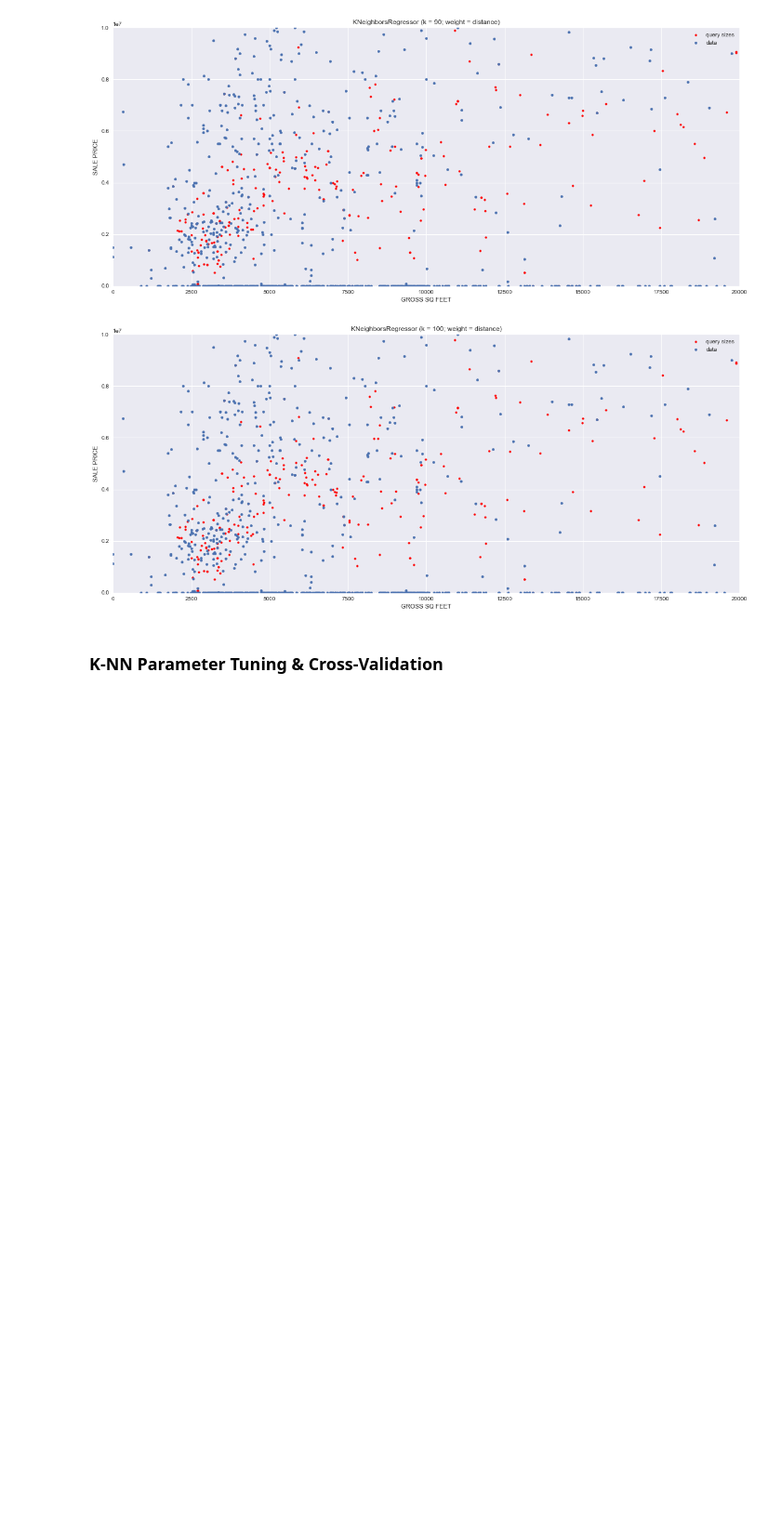
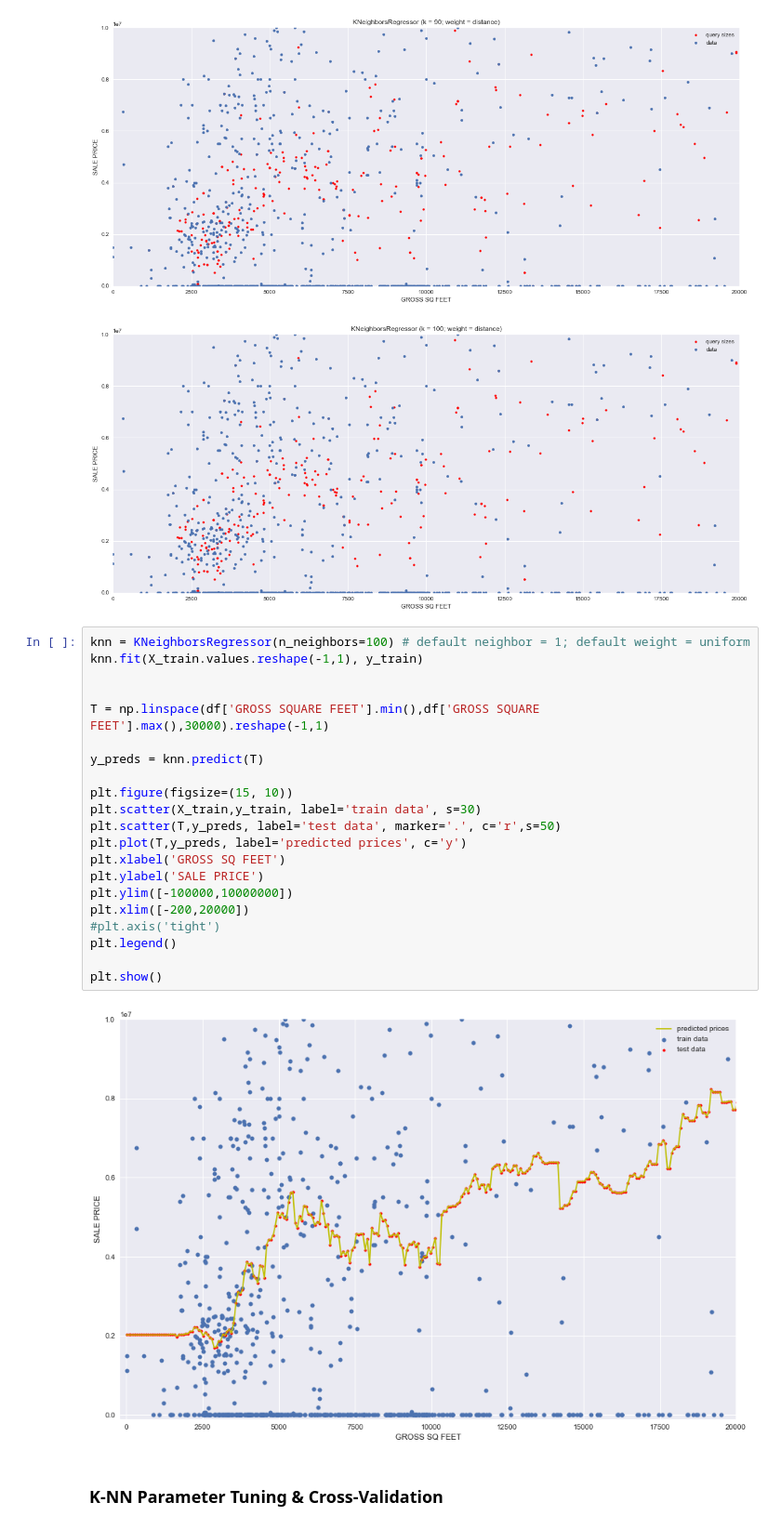
Before and after one commit to unchitta/f17-machine-learning-project, a Jupyter notebook: notebooks/05-manhattan-rolling-sales-exploratory-analysis.ipynb, the cells around one changed output. Shown at 93% size. Saved outputs shown, nothing was run; the diff lists cells and outputs as text; blank space fills up the shorter version.

```diff
--- a/notebooks/05-manhattan-rolling-sales-exploratory-analysis.ipynb
+++ b/notebooks/05-manhattan-rolling-sales-exploratory-analysis.ipynb
@@ -243,5 +243,28 @@ plt.show()
 [figure]
 [figure]
 [figure]
+# %%
+knn = KNeighborsRegressor(n_neighbors=100) # default neighbor = 1; default weight = uniform
+knn.fit(X_train.values.reshape(-1,1), y_train)
+
+
+T = np.linspace(df['GROSS SQUARE FEET'].min(),df['GROSS SQUARE FEET'].max(),30000).reshape(-1,1)
+
+y_preds = knn.predict(T)
+
+plt.figure(figsize=(15, 10))
+plt.scatter(X_train,y_train, label='train data', s=30)
+plt.scatter(T,y_preds, label='test data', marker='.', c='r',s=50)
+plt.plot(T,y_preds, label='predicted prices', c='y')
+plt.xlabel('GROSS SQ FEET')
+plt.ylabel('SALE PRICE')
+plt.ylim([-100000,10000000])
+plt.xlim([-200,20000])
+#plt.axis('tight')
+plt.legend()
+
+plt.show()
+# %% [output]
+[figure, added]
 # %% [markdown]
 ### K-NN Parameter Tuning & Cross-Validation
```
